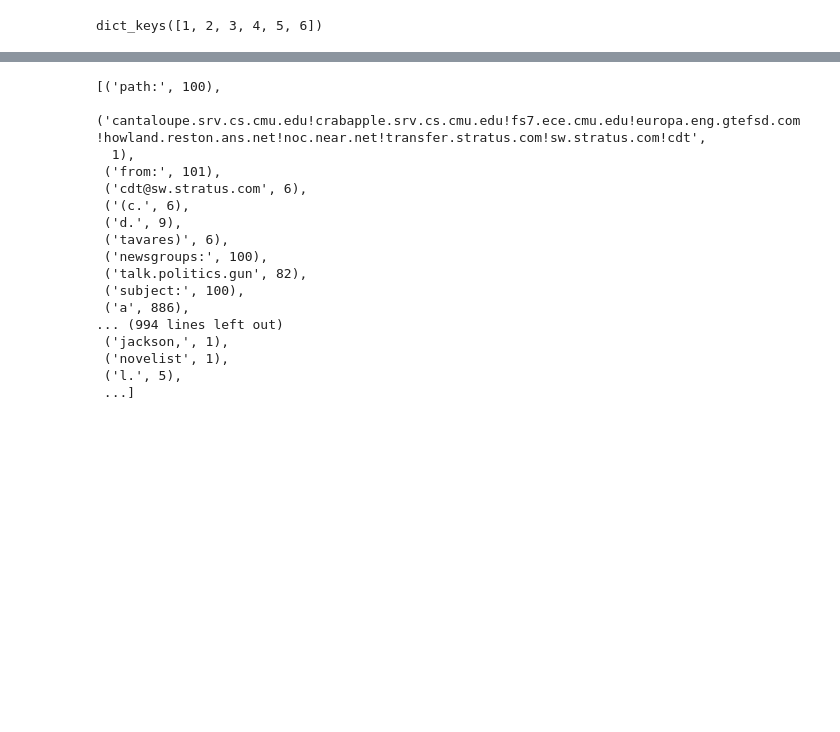
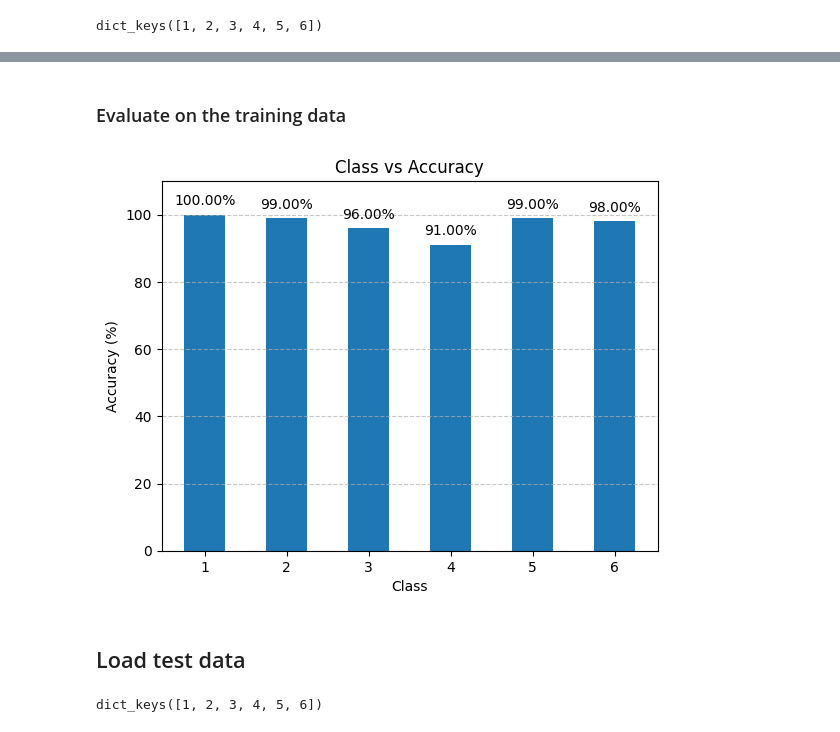
Before and after one commit to HomayoonAlimohammadi/machine-learning, a Jupyter notebook: naive-bayes/naive_bayes.ipynb, the cells around one changed output, grey strips where cells are left out. Drawn from its saved outputs; the diff is of its cells as text; code cells hidden in the pictures; blank space fills up the shorter version.

```diff
--- a/naive-bayes/naive_bayes.ipynb
+++ b/naive-bayes/naive_bayes.ipynb
@@ -82,5 +85,11 @@ def get_num_occurences(words):
     return w2no
 
 oc = get_num_occurences(words)
-oc
+
+n = 0
+for k, v in oc.items():
+    if n == 5:
+        break
+    print(f"{k}: {v}")
+    n += 1
 # %% [output]
@@ -162,7 +143,6 @@ def nb_classifier(class_to_words, target_text, prior, stemmer=None):
     target_class = -1 # not yet found
     for c, class_words in class_to_words.items():
         c_prob = get_class_prob(class_words, target_words, prior)
-        print(f"prob for class {c} is: {c_prob}")
         if c_prob > max_prob:
             max_prob = c_prob
             target_class = c
@@ -172,10 +152,10 @@ def nb_classifier(class_to_words, target_text, prior, stemmer=None):
 def get_class_prob(class_words, target_words, prior):
     # add 1 to number of occurences of each word in order to normalize non-occuring words impact
     num_all_class_words = sum([n+1 for _, n in class_words.items()])
-
     prob = prior
     for w in target_words:
         word_prob = (class_words.get(w, 0) + 1) / num_all_class_words
         prob *= word_prob
+        prob *= 1100 # normalize prob
 
     return prob
@@ -241,20 +183,2 @@ prob for class 6 is: 8.970454817092327e-16
-# %%
-sorted(list(c2w[c].items()),
-# %% [output]
-[('path:', 100),
- ('cantaloupe.srv.cs.cmu.edu!crabapple.srv.cs.cmu.edu!fs7.ece.cmu.edu!europa.eng.gtefsd.com!howland.reston.ans.net!noc.near.net!transfer.stratus.com!sw.stratus.com!cdt',
-  1),
- ('from:', 101),
- ('cdt@sw.stratus.com', 6),
- ('(c.', 6),
- ('d.', 9),
- ('tavares)', 6),
- ('newsgroups:', 100),
- ('talk.politics.gun', 82),
- ('subject:', 100),
- ('a', 886),
-... (994 lines left out)
- ('jackson,', 1),
- ('novelist', 1),
- ('l.', 5),
- ...]
+# %% [markdown]
+### Evaluate on the training data
@@ -261,2 +207,36 @@ sorted(list(c2w[c].items()),
+# %%
+def evaluate(c2w, c2t):
+    history = {}
+    for i in range(1, 7):
+        history[i] = {"all": len(c2t[i]), "correct": 0}
+        for t in c2t[i]:
+            c = nb_classifier(c2w, t, 1/6, stemmer=sb_stemmer)
+            if c == i:
+                history[i]["correct"] += 1
+
+        history[i]["accuracy"] = history[i]["correct"] / history[i]["all"] * 100
+
+    return history
+
+history_train = evaluate(c2w, c2t_train)
+# %%
+import matplotlib.pyplot as plt
+
+numbers = list(history_train.keys())
+accuracies = [entry['accuracy'] for entry in history_train.values()]
+
+plt.bar(numbers, accuracies, tick_label=numbers, width=0.5, align='center')
+plt.xlabel('Class')
+plt.ylabel('Accuracy (%)')
+plt.title('Class vs Accuracy')
+plt.ylim(0, 110)  # Set the y-axis limits
+plt.grid(axis='y', linestyle='--', alpha=0.7)
+for i, accuracy in enumerate(accuracies):
+    plt.text(numbers[i], accuracy + 2, f'{accuracy:.2f}%', ha='center', va='bottom')
+plt.show()
+# %% [output]
+[figure, added]
+# %% [markdown]
+## Load test data
 # %%
 def load_test(base_dir):
@@ -263,0 +263,4 @@ def load_test(base_dir):
+# %%
+c2t.keys()
+# %% [output]
+dict_keys([1, 2, 3, 4, 5, 6])
```
Also changed, not shown: parts of 26 cells of this notebook.
